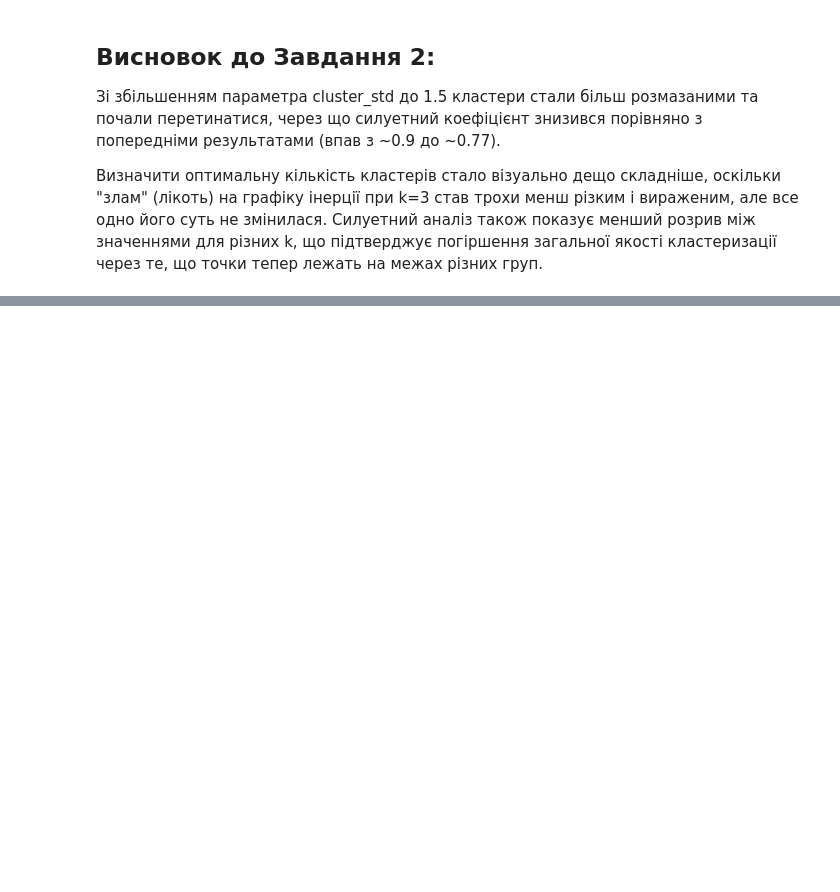
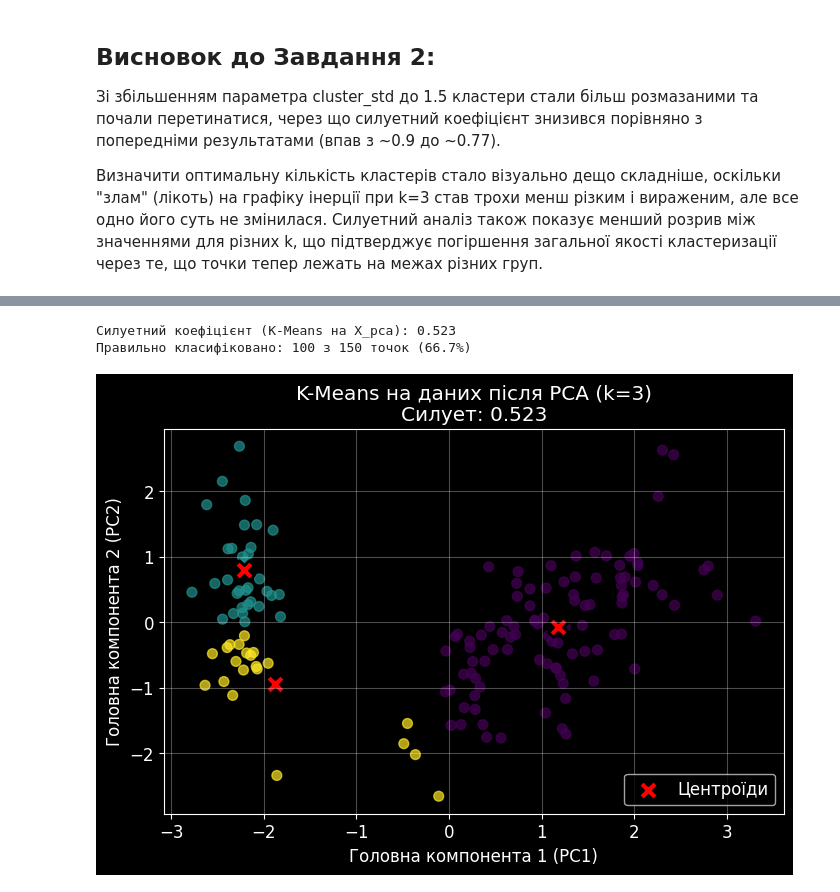
Before and after one commit to Egorkud/machine-learning-2026, a Jupyter notebook: Clasterisation.ipynb, the cells around one changed output, grey strips where cells are left out. Drawn from its saved outputs; the diff is of its cells as text; code cells hidden in the pictures; blank space fills up the shorter version.

```diff
--- a/Clasterisation.ipynb
+++ b/Clasterisation.ipynb
@@ -277,0 +410,47 @@ print(f'Максимальний силует: {max(silhouettes):.3f}')
+# %%
+import numpy as np
+import matplotlib.pyplot as plt
+from sklearn.cluster import KMeans
+from sklearn.metrics import silhouette_score
+
+# 1. Застосовуємо K-Means до даних після PCA
+kmeans_pca = KMeans(n_clusters=3, init='k-means++', random_state=42)
+labels_pca = kmeans_pca.fit_predict(X_pca)
+
+# 2. Обчислюємо силуетний коефіцієнт
+sil_score = silhouette_score(X_pca, labels_pca)
+print(f'Силуетний коефіцієнт (K-Means на X_pca): {sil_score:.3f}')
+
+# 3. Вирівнюємо мітки K-Means з реальними мітками (y_iris) для чесного порівняння
+mapped_labels = np.zeros_like(labels_pca)
+for i in range(3):
+    # Знаходимо всі точки поточного кластера
+    mask = (labels_pca == i)
+    # Шукаємо, яка реальна мітка зустрічається найчастіше в цьому кластері
+    most_common_label = np.bincount(y_iris[mask]).argmax()
+    mapped_labels[mask] = most_common_label
+
+# 4. Рахуємо правильно класифіковані точки
+correct_predictions = np.sum(mapped_labels == y_iris)
+total_points = len(y_iris)
+accuracy = correct_predictions / total_points
+print(f'Правильно класифіковано: {correct_predictions} з {total_points} точок ({accuracy:.1%})')
+
+# 5. Будуємо графік кластеризації
+plt.figure(figsize=(8, 5))
+scatter = plt.scatter(X_pca[:, 0], X_pca[:, 1], c=labels_pca, cmap='viridis', s=50, alpha=0.7)
+
+centers = kmeans_pca.cluster_centers_
+plt.scatter(centers[:, 0], centers[:, 1], c='red', marker='X', s=200,
+            edgecolors='black', linewidths=2, label='Центроїди')
+
+plt.title(f'K-Means на даних після PCA (k=3)\nСилует: {sil_score:.3f}')
+plt.xlabel('Головна компонента 1 (PC1)')
+plt.ylabel('Головна компонента 2 (PC2)')
+plt.legend()
+plt.grid(True, alpha=0.3)
+plt.show()
+# %% [output]
+Силуетний коефіцієнт (K-Means на X_pca): 0.523
+Правильно класифіковано: 100 з 150 точок (66.7%)
+[figure, added]
```
Also changed, not shown: parts of 13 cells of this notebook.
